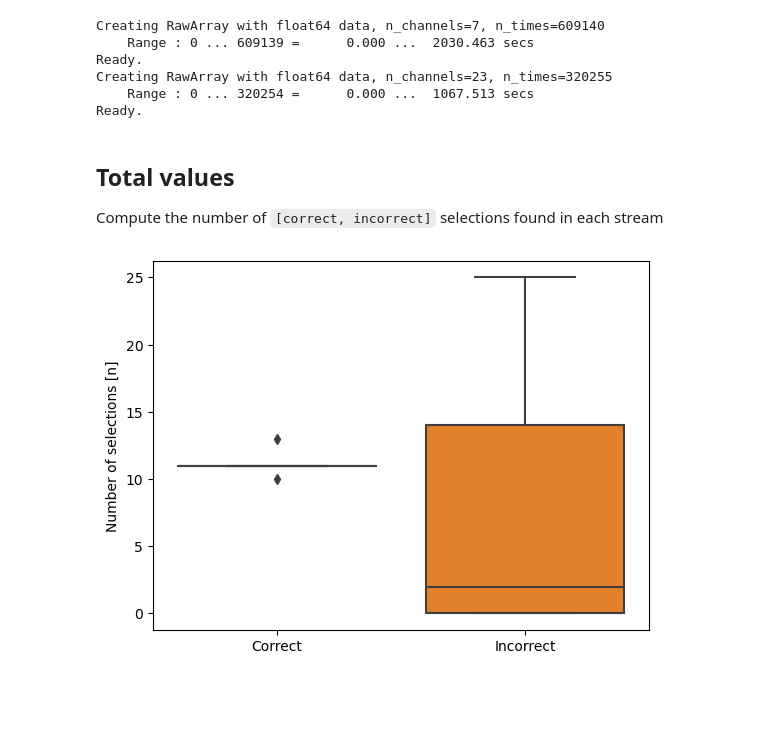
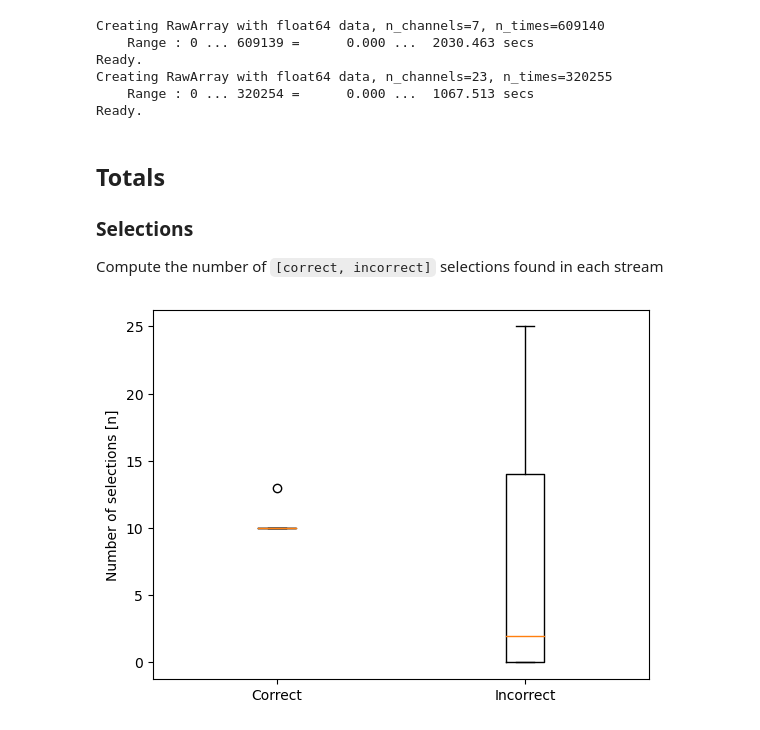
Before and after one commit to kirtonBCIlab/boccia-software-pilot, a Jupyter notebook: Notebooks/selections_counter.ipynb, the cells around one changed output. Drawn from its saved outputs; the diff is of its cells as text; code cells hidden in the pictures; blank space fills up the shorter version.

Commit message:
Total selections and accuracy implemented

```diff
--- a/Notebooks/selections_counter.ipynb
+++ b/Notebooks/selections_counter.ipynb
@@ -44,21 +44,23 @@ Creating RawArray with float64 data, n_channels=23, n_times=320255
     Range : 0 ... 320254 =      0.000 ...  1067.513 secs
 Ready.
 # %% [markdown]
-## Total values
+## Totals
+
+### Selections
 
 Compute the number of `[correct, incorrect]` selections found in each stream
 # %%
 # Settings
 plot_bar = True
 
 total_list = unity_analysis.total_metrics(unity_stream)   # List of subjects
 total_np = np.concatenate(total_list,axis=0)
 
 if plot_bar:
     fig, ax = plt.subplots()
-    ax = sns.boxplot(total_np)
+    plt.boxplot(total_np)
     # ax = sns.violinplot(total_np)
-    ax.set_xticks([0,1], ["Correct", "Incorrect"])
+    ax.set_xticks([1,2], ["Correct", "Incorrect"])
     ax.set_ylabel('Number of selections [n]')
 # %% [output]
-[figure, old version]
+[figure, new version]
```
Also changed, not shown: parts of 6 cells of this notebook.
